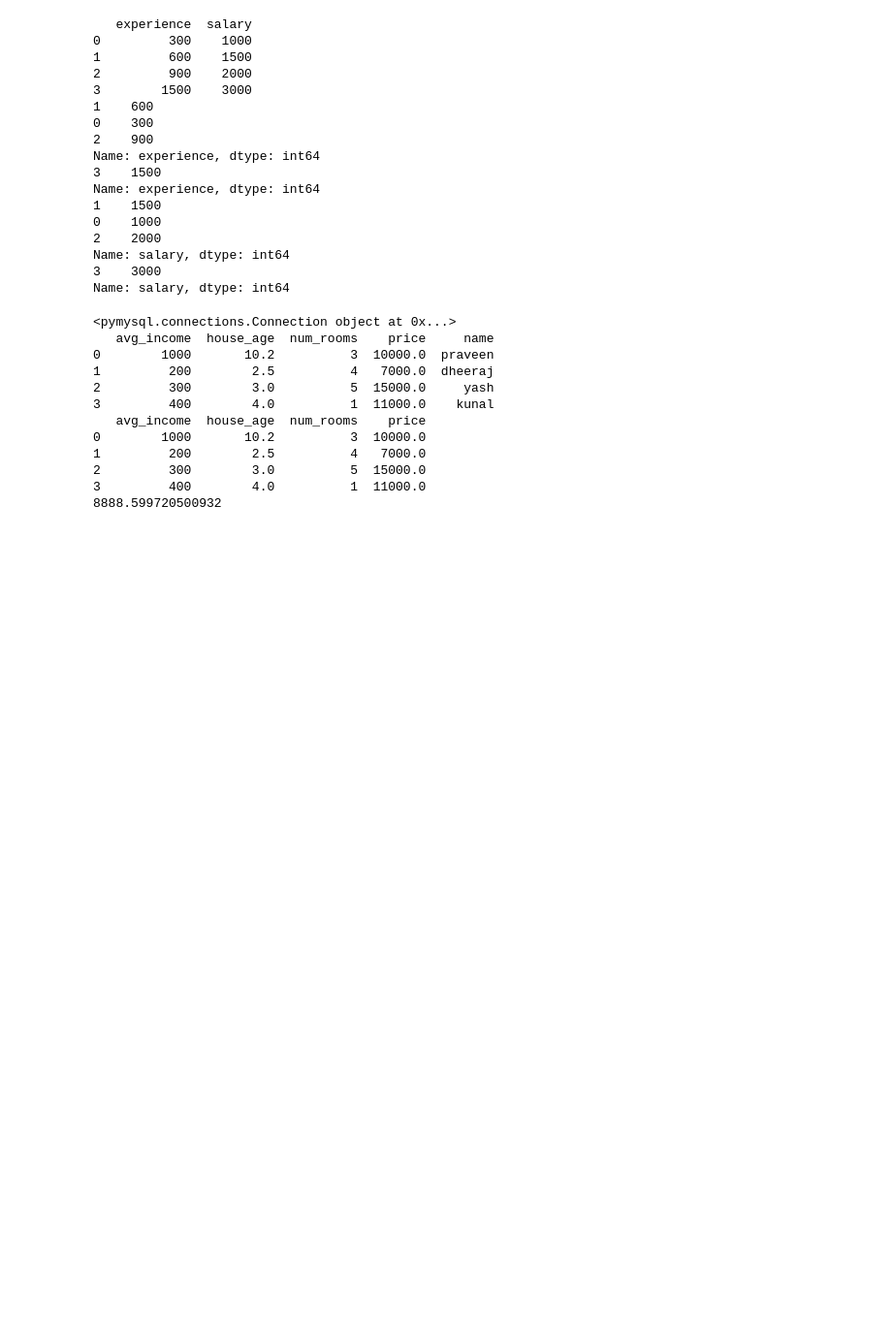
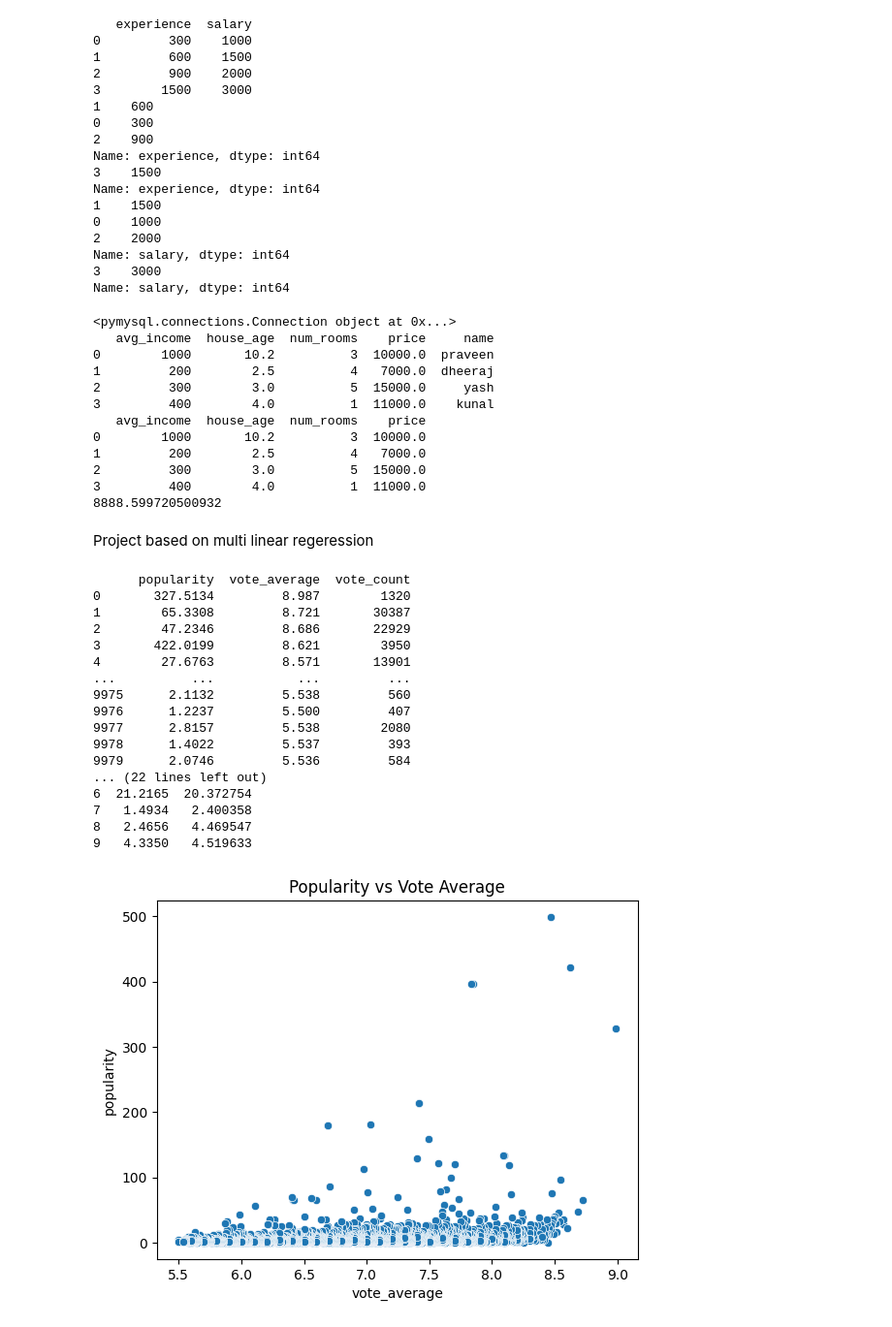
Before and after one commit to Devendra-stack/data-science-45days, a Jupyter notebook: day12.ipynb, the cells around one changed output. Shown at 97% size. Cells and saved outputs as stored; diff of their text form; code cells hidden in the pictures; blank space fills up the shorter version.

```diff
--- a/day12.ipynb
+++ b/day12.ipynb
@@ -184,3 +184,76 @@ print(predict_data[0])
 2         300        3.0          5  15000.0
 3         400        4.0          1  11000.0
 8888.599720500932
+# %% [markdown]
+Project based on multi linear regeression
+# %%
+import  numpy as np
+import pandas as pd
+import seaborn as sns
+import matplotlib.pyplot as plt
+from sklearn.preprocessing import LabelEncoder,StandardScaler
+from sklearn.model_selection import train_test_split
+from sklearn.linear_model import LinearRegression
+import joblib
+# Raw GitHub CSV URL
+url = "https://raw.githubusercontent.com/Devendra-stack/data-science-45days/main/moviesTMBD.csv"
+
+# Read only required columns
+df = pd.read_csv(url, usecols=['vote_average', 'vote_count', 'popularity'])
+
+# Display first 5 rows
+print(df)
+
+#split data
+x = df[['vote_average','vote_count']]
+y = df['popularity']
+
+#train test split
+x_train,x_test,y_train,y_test = train_test_split(x,y,test_size=0.2,random_state=42)
+#print(x_train)
+#print(x_test)
+#print(y_train)
+print(y_test)
+
+#model train
+model = LinearRegression()
+model.fit(x_train,y_train)
+
+#prediction
+y_pred = model.predict(x_test)
+print(y_pred)
+
+#comparison
+comparison = pd.DataFrame({
+    'Actual': y_test.values,
+    'Predicted': y_pred
+})
+
+print(comparison.head(10))
+#import joblib
+#model dump
+joblib.dump(model,'movie_model.joblib')
+
+#graph
+sns.scatterplot(data=df, x="vote_average", y="popularity")
+plt.title("Popularity vs Vote Average")
+plt.show()
+# %% [output]
+      popularity  vote_average  vote_count
+0       327.5134         8.987        1320
+1        65.3308         8.721       30387
+2        47.2346         8.686       22929
+3       422.0199         8.621        3950
+4        27.6763         8.571       13901
+...          ...           ...         ...
+9975      2.1132         5.538         560
+9976      1.2237         5.500         407
+9977      2.8157         5.538        2080
+9978      1.4022         5.537         393
+9979      2.0746         5.536         584
+... (22 lines left out)
+6  21.2165  20.372754
+7   1.4934   2.400358
+8   2.4656   4.469547
+9   4.3350   4.519633
+[figure, added]
```
